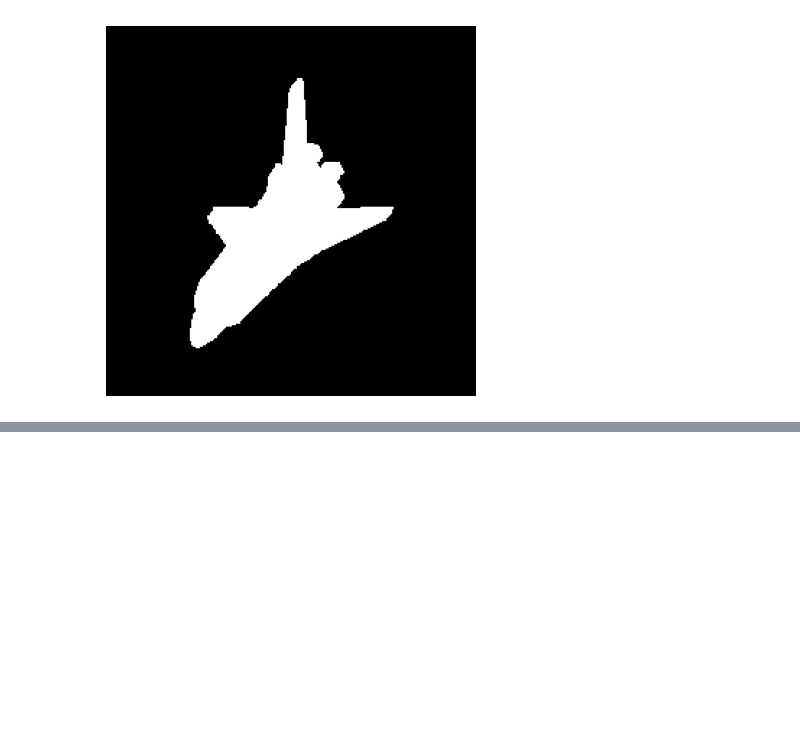
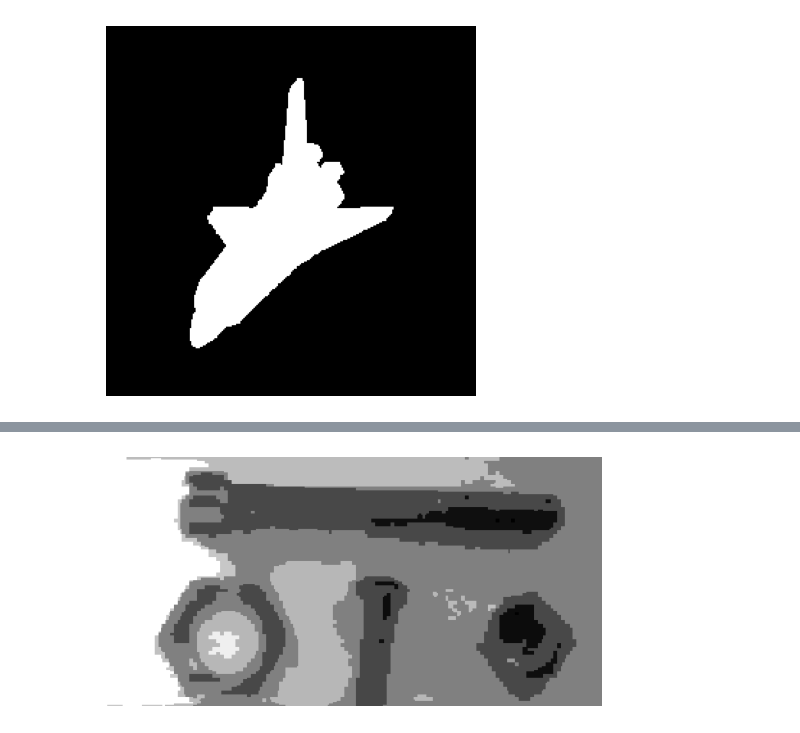
Before and after one commit to sophtsang/Binary_Image, a Jupyter notebook: binary.ipynb, the cells around one changed output, grey strips where cells are left out. Drawn from its saved outputs; the diff is of its cells as text; code cells hidden in the pictures; blank space fills up the shorter version.

```diff
--- a/binary.ipynb
+++ b/binary.ipynb
@@ -230,0 +236,32 @@ dispmvx(cclabel(shuttle, "shuttlefast.png"), pvalues = True)
+# %%
+#!/usr/bin/env python
+""" Region growing.
+"""
+
+def slowgrow(imarray : np.ndarray, of, rng : int, labeling : bool):
+    im = np.copy(imarray)
+    tm = embedim(im, (1,1,1,1))
+
+    for y in range(im.shape[0]):
+        for x in range(im.shape[1]):
+            im[y,x] = 0
+
+    label = 1
+
+    def setlabel (x, y, label):
+        im[y,x] = label
+        if (tm[y,x+1] != 0 and im[y-1,x] == 0 and abs(int(tm[y,x+1])-first) < rng): setlabel(x,y-1,label)
+        if (tm[y+1,x+2] != 0 and im[y,x+1] == 0 and abs(int(tm[y+1,x+2])-first) < rng): setlabel(x+1,y,label)
+        if (tm[y+2,x+1] != 0 and im[y+1,x] == 0 and abs(int(tm[y+2,x+1])-first) < rng): setlabel(x,y+1,label)
+        if (tm[y+1,x] != 0 and im[y,x-1] == 0 and abs(int(tm[y+1,x])-first) < rng): setlabel(x-1,y,label)
+
+    for y in range(im.shape[0]):
+        for x in range(im.shape[1]):
+            # Search for unlabeled objects.
+            if (tm[y+1,x+1] != 0 and im[y,x] == 0):
+                first = tm[y+1, x+1]
+                setlabel(x,y,first if labeling else label)
+                label = (label + 1) % 256
+
+    cv2.imwrite(of, im)
+    return im
@@ -230,0 +435,4 @@ dispmvx(cclabel(shuttle, "shuttlefast.png"), pvalues = True)
+# %%
+dispmvx(slowgrow(read_img("nail.png"), "nailv.png", rng = 53, labeling = True))
+# %% [output]
+[figure, added]
```
Also changed, not shown: parts of 5 cells of this notebook.
